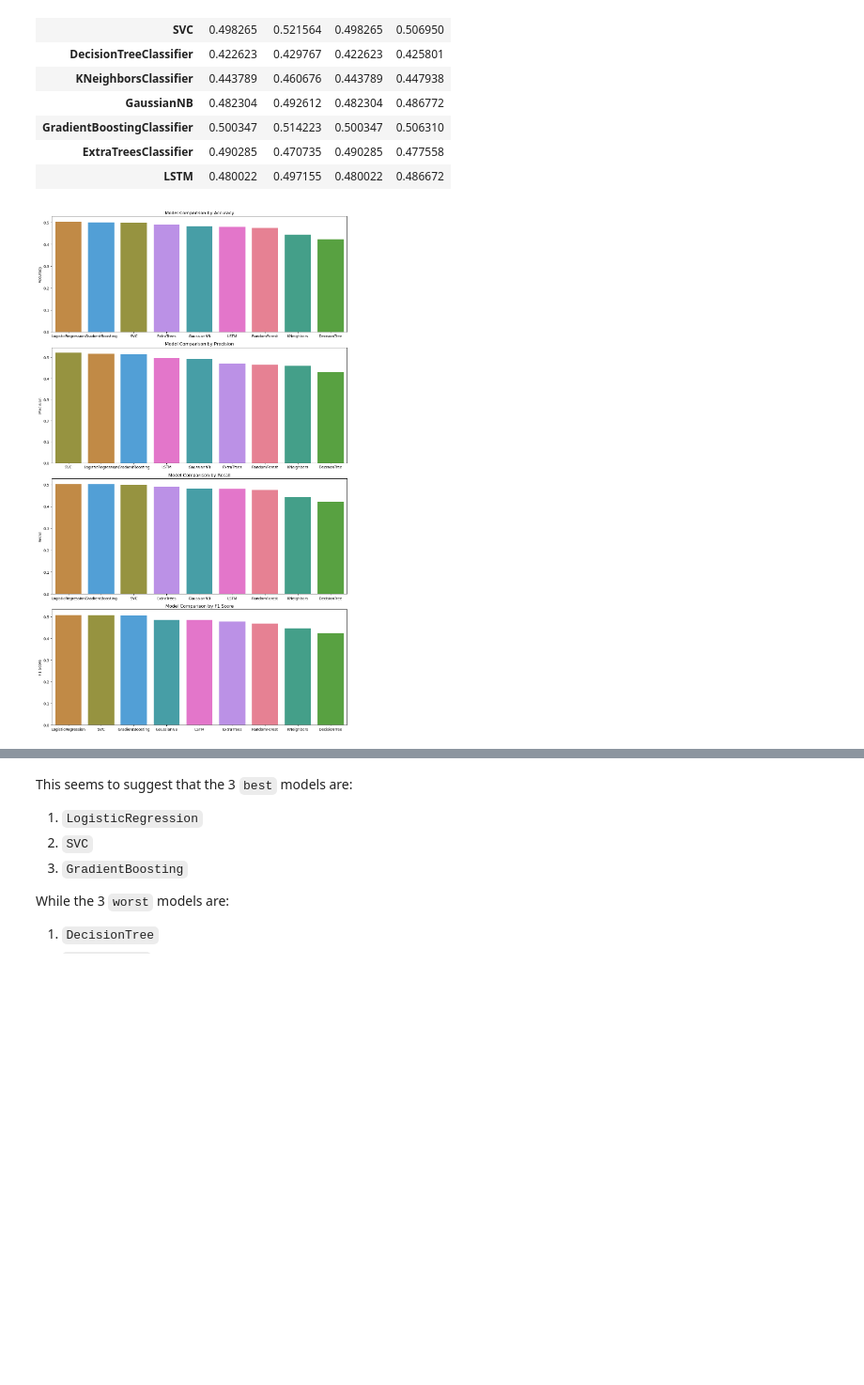
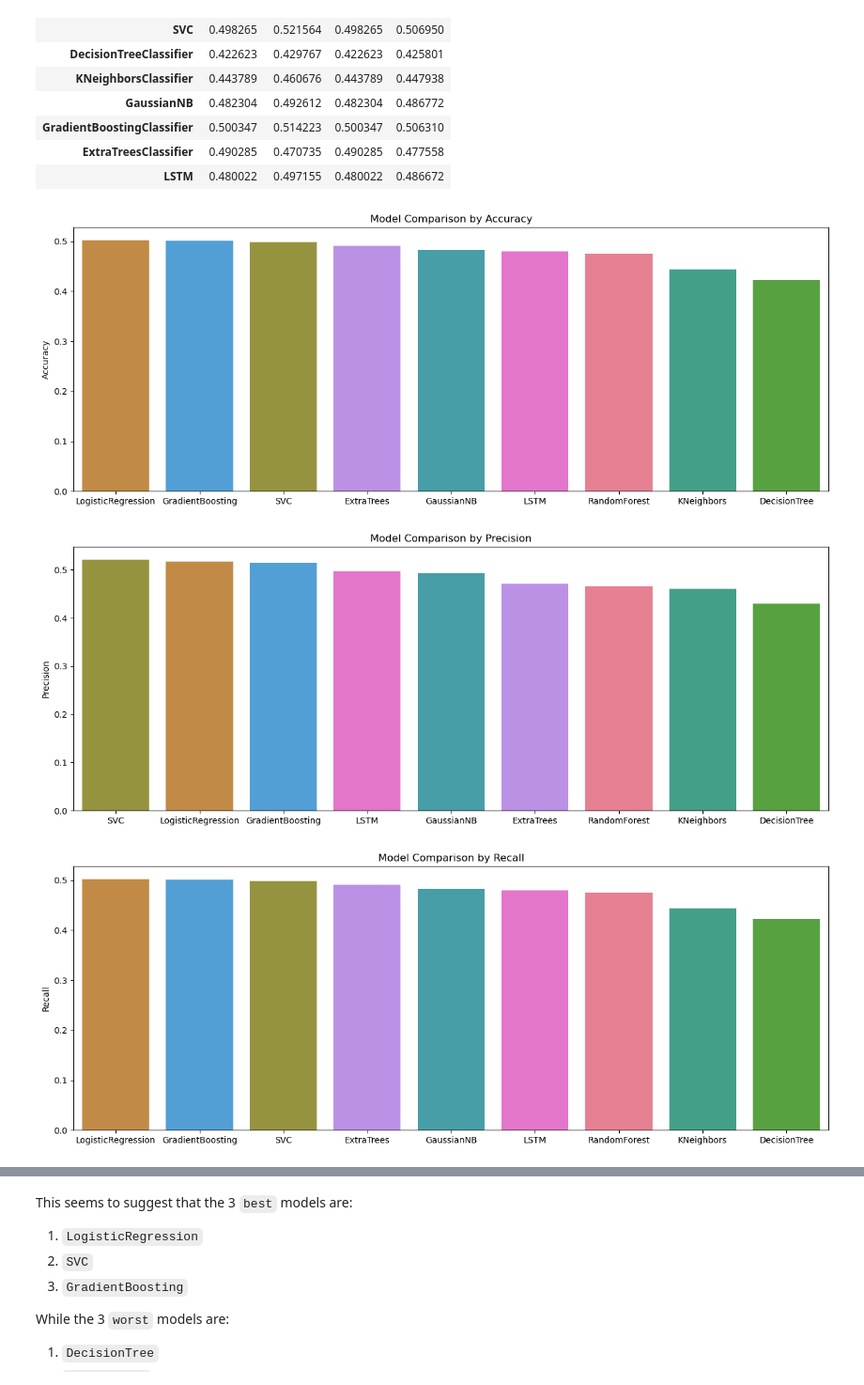
Before and after one commit to LEPK02/sc1015-assignment, a Jupyter notebook: 06_model_evaluation.ipynb, the cells around one changed output, grey strips where cells are left out. Shown at 94% size. Cells and saved outputs as stored; diff of their text form; code cells hidden in the pictures; blank space fills up the shorter version.

```diff
--- a/model_evaluation.ipynb
+++ b/06_model_evaluation.ipynb
@@ -1469,30 +1451,34 @@ all_metrics_df
 | LSTM | 0.480022 | 0.497155 | 0.480022 | 0.486672 |
 # %%
 palette = sns.color_palette("husl", n_colors=len(all_metrics_df.index))
-
 color_dict = dict(zip(all_metrics_df.index, palette))
 
-fig, axes = plt.subplots(nrows=4, ncols=1, figsize=(12, 20))  # Adjust figsize as needed
+metrics = ['Accuracy', 'Precision', 'Recall', 'F1 Score']
 
-# Plot each metric in its own subplot
-for ax, metric in zip(axes, ['Accuracy', 'Precision', 'Recall', 'F1 Score']):
+for metric in metrics:
     sorted_df = all_metrics_df.sort_values(by=metric, ascending=False)
     hue_order = [name for name in sorted_df.index]
 
+    # Create a clean figure for each metric
+    fig, ax = plt.subplots(figsize=(13, 5))  # You can adjust the size as needed
+
+    # Splitting classifier names for better readability
     sorted_class_names = [name.split('Classifier')[0] for name in sorted_df.index]
     sns.barplot(
         x=sorted_class_names,
         y=sorted_df[metric],
         hue=hue_order,
         dodge=False,
         palette=color_dict,
         ax=ax
     )
-    ax.get_legend().remove()
+    ax.get_legend().remove()  # Remove the legend to clean up the graph
     ax.set_title(f'Model Comparison by {metric}')
     ax.set_ylabel(metric)
 
-plt.tight_layout()
-plt.show()
+    plt.tight_layout()
+    plt.show()
 # %% [output]
-[figure, old version]
+[figure, new version]
+[figure, added]
+[figure, added]
```
Also changed, not shown: parts of 5 cells of this notebook, 17 other files.
